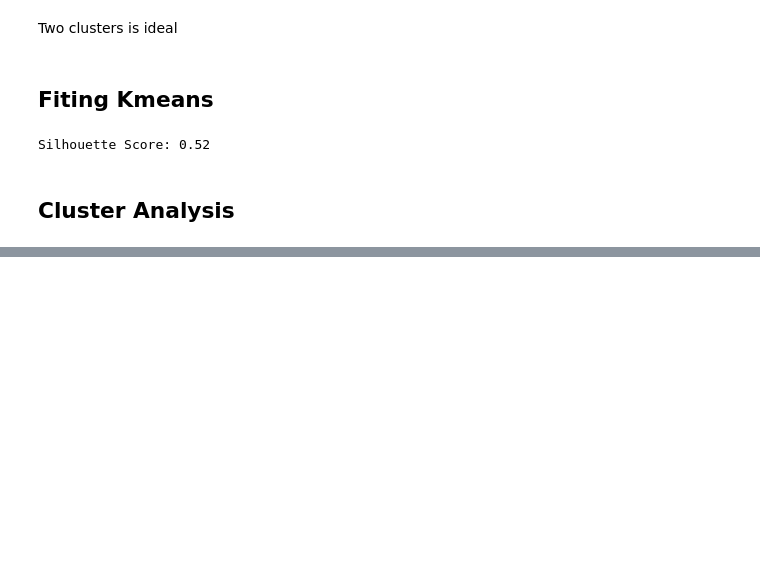
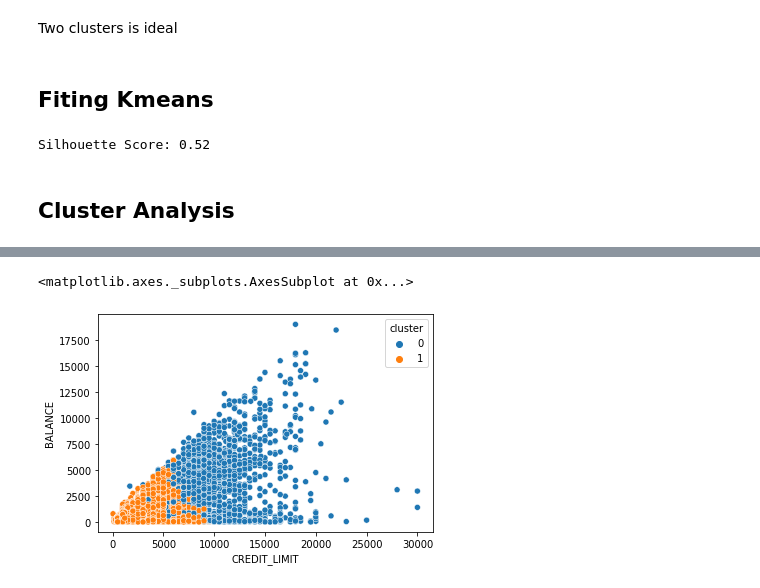
Before and after one commit to danielarruda1000/credit_card_clustering, a Jupyter notebook: credit_card_clustering.ipynb, the cells around one changed output, grey strips where cells are left out. Drawn from its saved outputs; the diff is of its cells as text; code cells hidden in the pictures; blank space fills up the shorter version.

```diff
--- a/credit_card_clustering.ipynb
+++ b/credit_card_clustering.ipynb
@@ -262,0 +268,2 @@ Silhouette Score: 0.52
+# %%
+df['cluster'] = kmeans.labels_
@@ -262,0 +283,5 @@ Silhouette Score: 0.52
+# %%
+sns.scatterplot(data=df, x='CREDIT_LIMIT', y='BALANCE', hue='cluster')
+# %% [output]
+<matplotlib.axes._subplots.AxesSubplot at 0x...>
+[figure, added]
```
Also changed, not shown: parts of 9 cells of this notebook.
